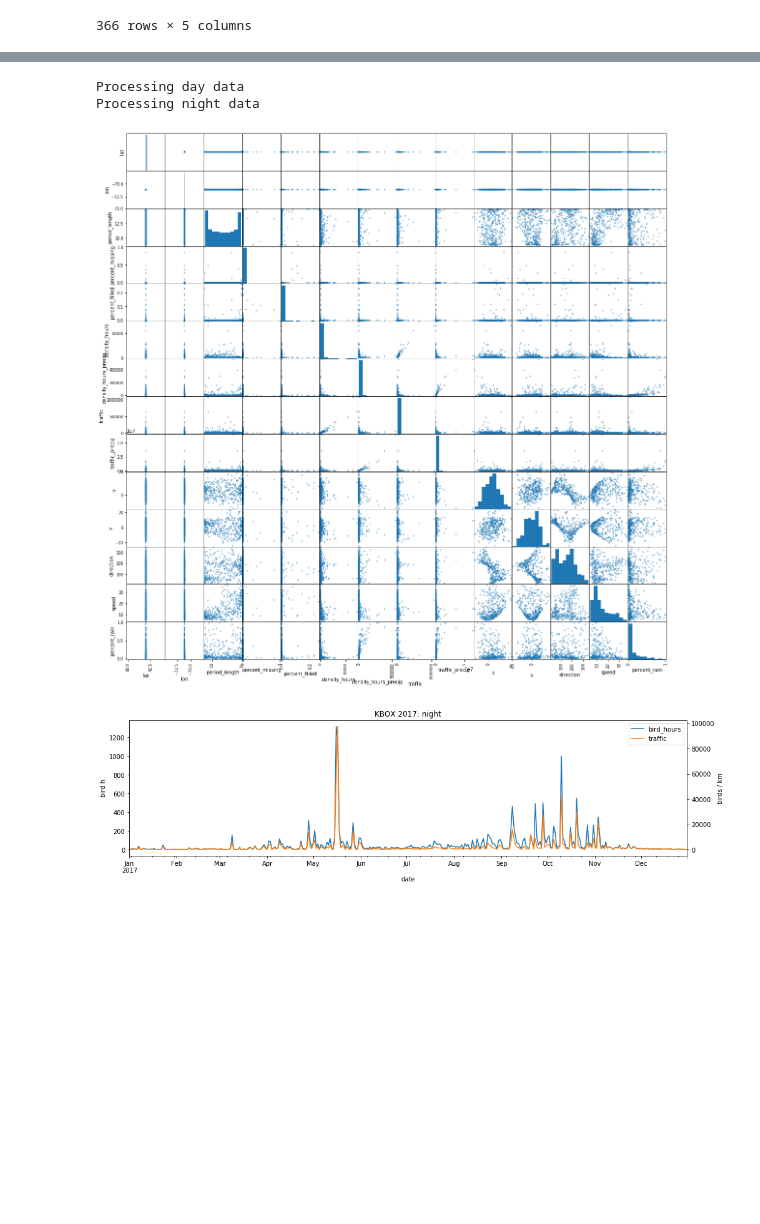
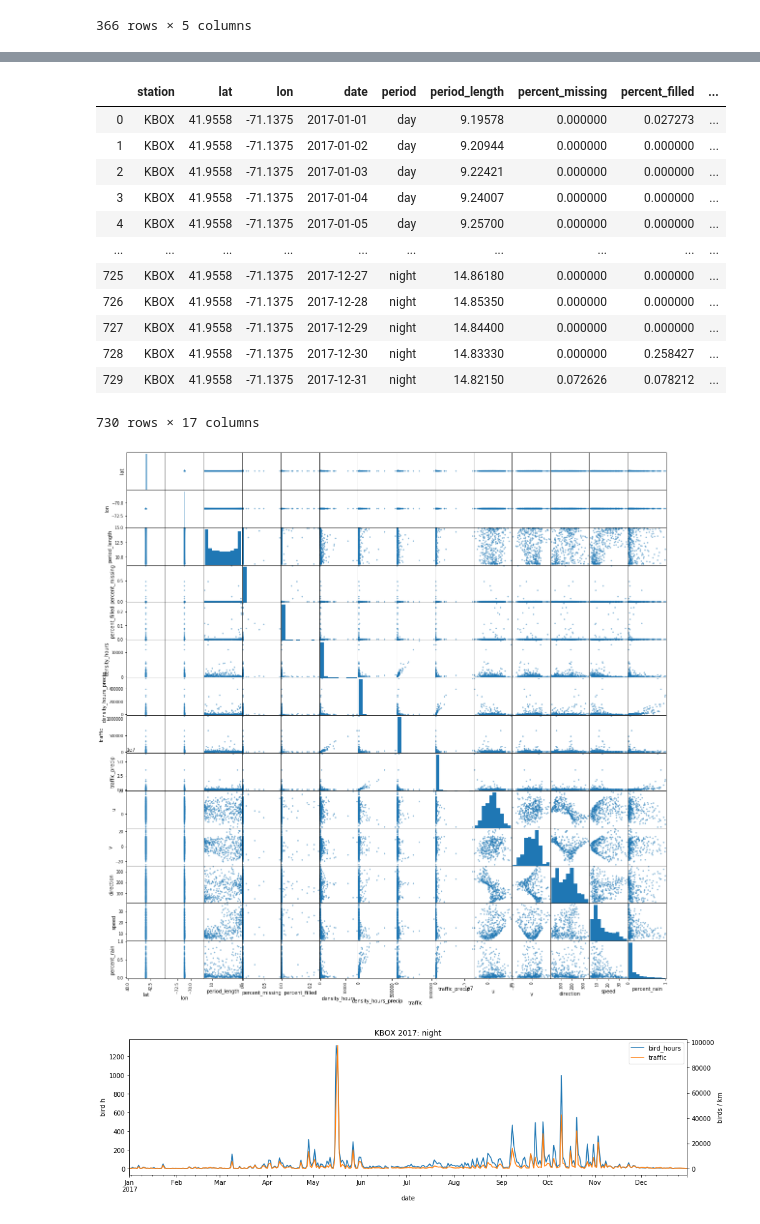
Before and after one commit to darkecology/darkeco-dataset-prep, a Jupyter notebook: scripts/dailytest.ipynb, the cells around one changed output, grey strips where cells are left out. Cells and saved outputs as stored; diff of their text form; code cells hidden in the pictures; blank space fills up the shorter version.

```diff
--- a/scripts/dailytest.ipynb
+++ b/scripts/dailytest.ipynb
@@ -218,27 +273,26 @@ def get_daily_summary(station, year):
-# %%
-daily_data_folder = f'{root}/daily'
-if not os.path.exists(daily_data_folder):
-    os.makedirs(daily_data_folder)
-
-station = 'KBOX'
-year = 2017
-write_df = get_daily_summary(station, year)
-
-outfile = f'{daily_data_folder}/{station}_{year}.csv'
-write_df.to_csv(outfile, index=False, float_format='%.6g')
-# %% [output]
-Processing day data
-Processing night data
 # %%
+df = pd.read_csv('../data/daily/KBOX_2017.csv')
+display(df)
 pd.set_option('display.max_rows', 500)
-#display(day_data)
-#plt.scatter(day_data['traffic'], night_data['traffic'])
 
-night = write_df[write_df['period']=='night']
+night = df[df['period']=='night']
 pd.plotting.scatter_matrix(night, figsize=(20,20))
 plt.show()
 # %% [output]
+|  | station | lat | lon | date | period | period_length | percent_missing | percent_filled | ... |
+| 0 | KBOX | 41.9558 | -71.1375 | 2017-01-01 | day | 9.19578 | 0.000000 | 0.027273 | ... |
+| 1 | KBOX | 41.9558 | -71.1375 | 2017-01-02 | day | 9.20944 | 0.000000 | 0.000000 | ... |
+| 2 | KBOX | 41.9558 | -71.1375 | 2017-01-03 | day | 9.22421 | 0.000000 | 0.000000 | ... |
+| 3 | KBOX | 41.9558 | -71.1375 | 2017-01-04 | day | 9.24007 | 0.000000 | 0.000000 | ... |
+| 4 | KBOX | 41.9558 | -71.1375 | 2017-01-05 | day | 9.25700 | 0.000000 | 0.000000 | ... |
+| ... | ... | ... | ... | ... | ... | ... | ... | ... | ... |
+| 725 | KBOX | 41.9558 | -71.1375 | 2017-12-27 | night | 14.86180 | 0.000000 | 0.000000 | ... |
+| 726 | KBOX | 41.9558 | -71.1375 | 2017-12-28 | night | 14.85350 | 0.000000 | 0.000000 | ... |
+| 727 | KBOX | 41.9558 | -71.1375 | 2017-12-29 | night | 14.84400 | 0.000000 | 0.000000 | ... |
+| 728 | KBOX | 41.9558 | -71.1375 | 2017-12-30 | night | 14.83330 | 0.000000 | 0.258427 | ... |
+| 729 | KBOX | 41.9558 | -71.1375 | 2017-12-31 | night | 14.82150 | 0.072626 | 0.078212 | ... |
+730 rows × 17 columns
-[figure, old version]
+[figure, new version]
 # %%
 night.corr()
 # %%
```
Also changed, not shown: parts of 9 cells of this notebook, 2 other files.
